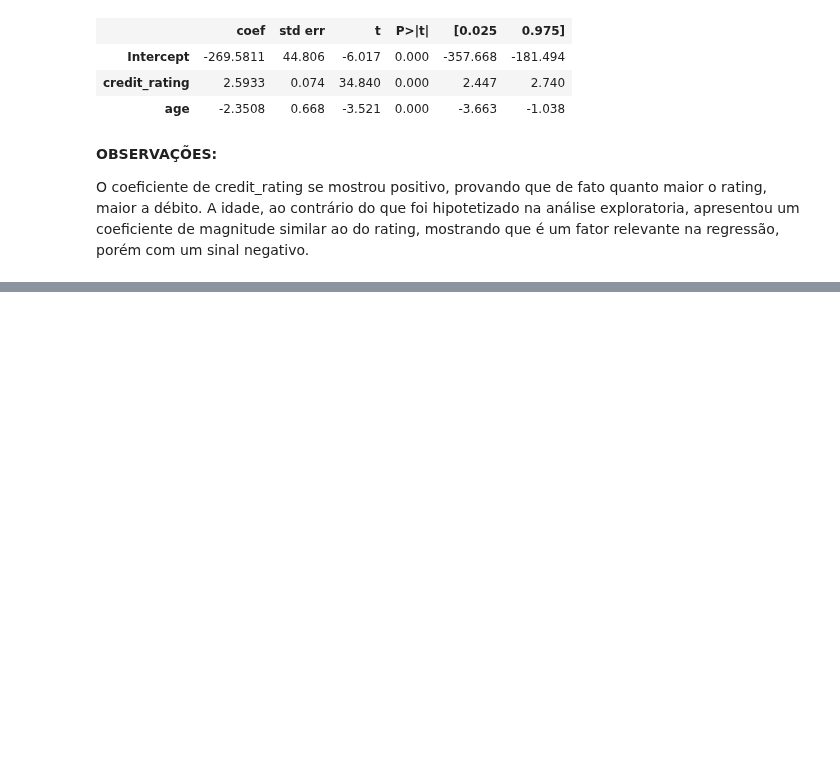
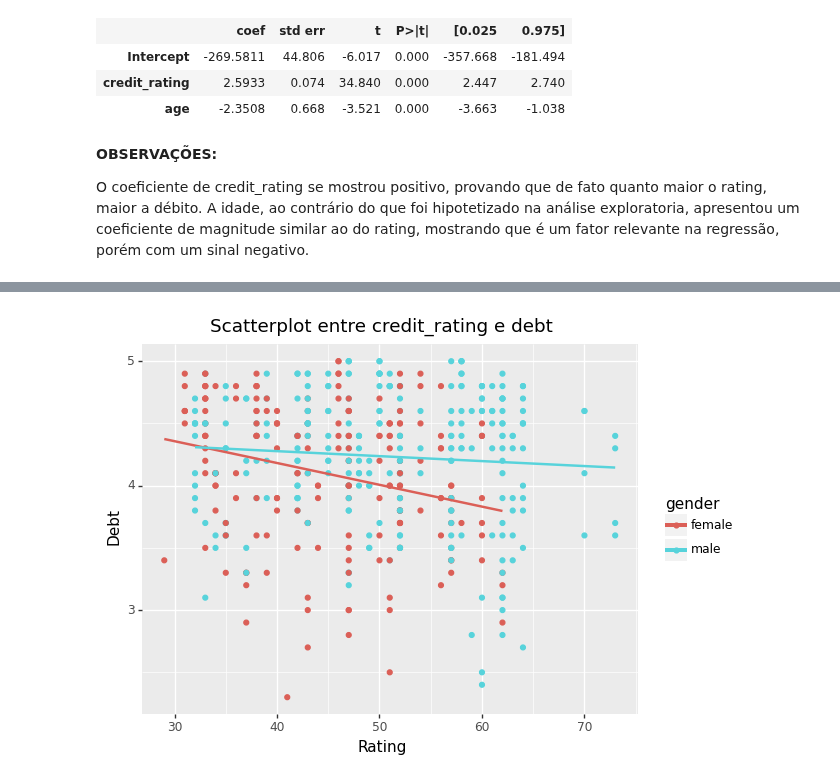
Before and after one commit to pdcos/analise_visual_ciencia_de_dados, a Jupyter notebook: participacao_10/solutions_10.ipynb, the cells around one changed output, grey strips where cells are left out. Saved outputs shown, nothing was run; the diff lists cells and outputs as text; code cells hidden in the pictures; blank space fills up the shorter version.

```diff
--- a/participacao_10/solutions_10.ipynb
+++ b/participacao_10/solutions_10.ipynb
@@ -439,0 +452,15 @@ O coeficiente de credit_rating se mostrou positivo, provando que de fato quanto
+# %%
+# Faz o plot de interaction model
+
+plot_1 = (
+    ggplot(df_evals_ch6, aes(x='age', y='score', color='gender')) +
+    geom_point()
+    + geom_smooth(method='lm', se=False)
+    + labs(title='Scatterplot entre credit_rating e debt',
+           x='Rating',
+           y='Debt')
+)
+
+print(plot_1)
+# %% [output]
+[figure, added]
```
Also changed, not shown: parts of 24 cells of this notebook.
